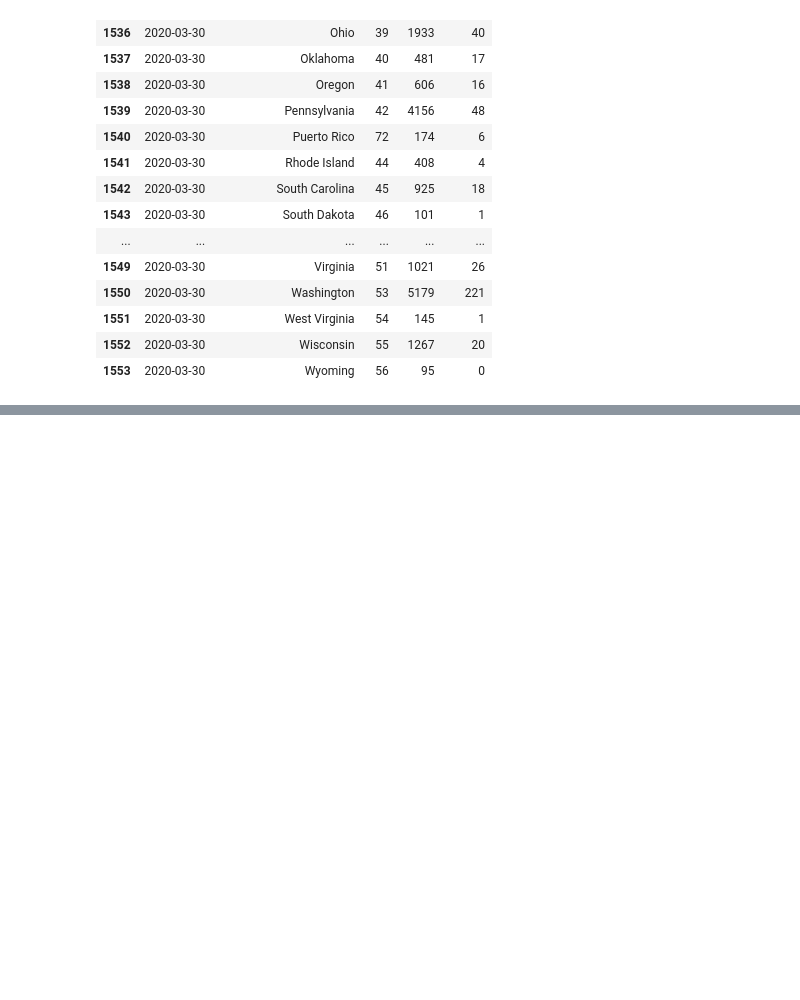
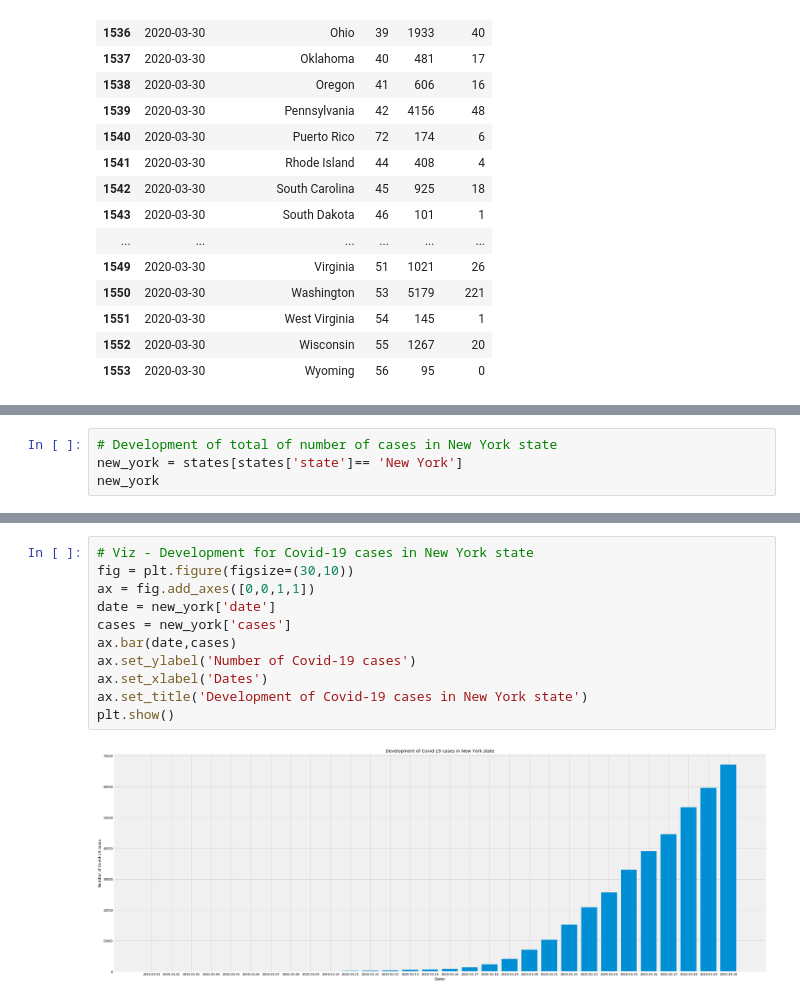
Before and after one commit to yhpf/nyt_covid-19, a Jupyter notebook: NYT_Covid-19.ipynb, the cells around one changed output, grey strips where cells are left out. Drawn from its saved outputs; the diff is of its cells as text; blank space fills up the shorter version.

Commit message:
Viz for NY state cases and new cases per day

```diff
--- a/NYT_Covid-19.ipynb
+++ b/NYT_Covid-19.ipynb
@@ -165,0 +164,4 @@ It looks like the data shows cases for a specifik data. Not number of new cases
+# %%
+# Development of total of number of cases in New York state
+new_york = states[states['state']== 'New York']
+new_york
@@ -165,0 +186,13 @@ It looks like the data shows cases for a specifik data. Not number of new cases
+# %%
+# Viz - Development for Covid-19 cases in New York state
+fig = plt.figure(figsize=(30,10))
+ax = fig.add_axes([0,0,1,1])
+date = new_york['date']
+cases = new_york['cases']
+ax.bar(date,cases)
+ax.set_ylabel('Number of Covid-19 cases')
+ax.set_xlabel('Dates')
+ax.set_title('Development of Covid-19 cases in New York state')
+plt.show()
+# %% [output]
+[figure, added]
```
Also changed, not shown: parts of 7 cells of this notebook.
